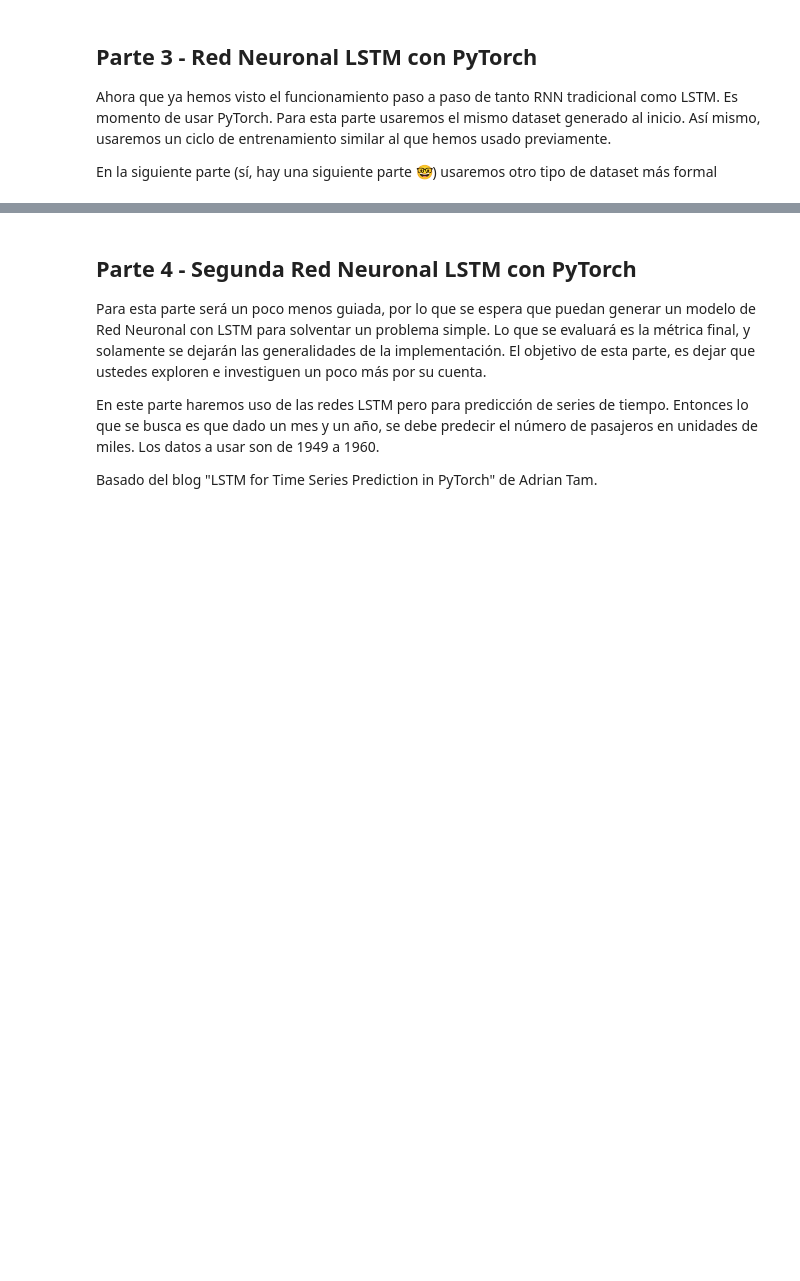
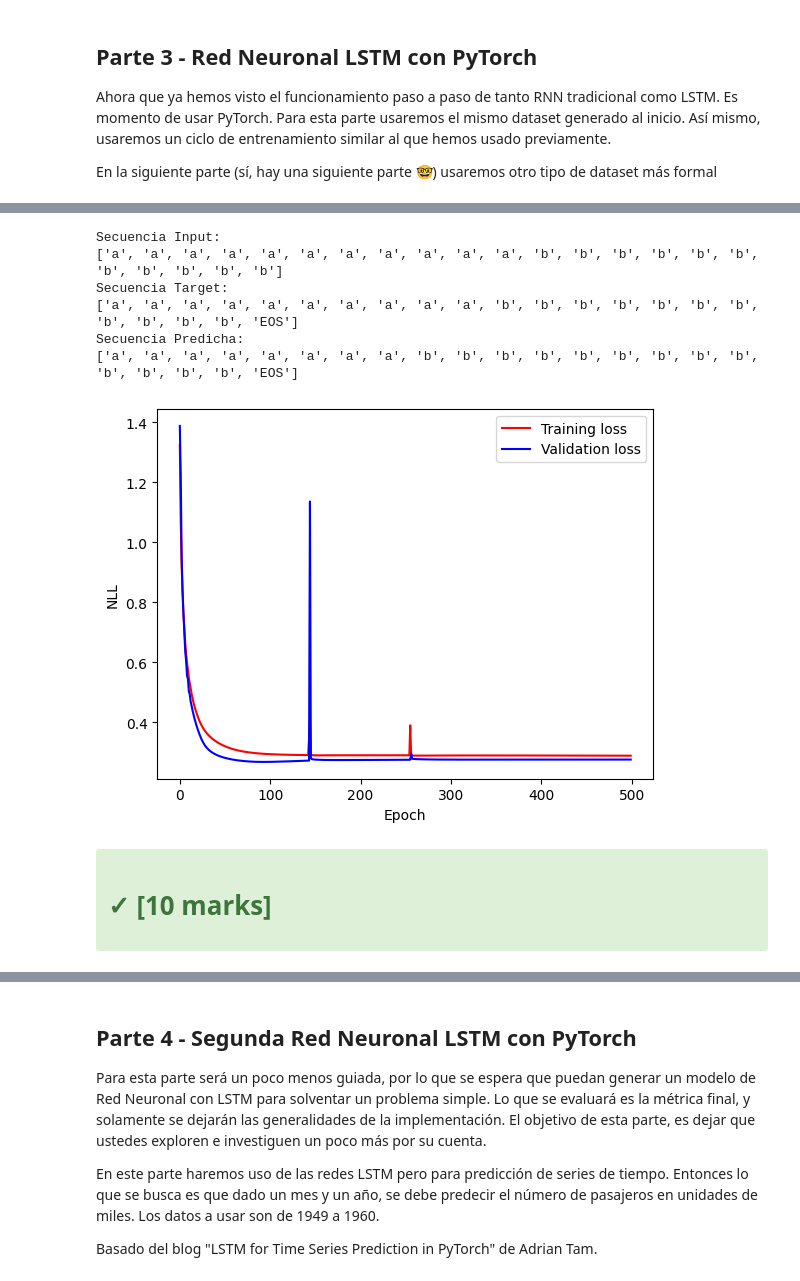
Before and after one commit to Diegoval-Dev/DeL-Lab3, a Jupyter notebook: lab3-1.ipynb, the cells around one changed output, grey strips where cells are left out. Cells and saved outputs as stored; diff of their text form; code cells hidden in the pictures; blank space fills up the shorter version.

```diff
--- a/lab3-1.ipynb
+++ b/lab3-1.ipynb
@@ -1640,41 +1612,49 @@ with tick.marks(5):
 # %%
 # Obtener la primera secuencia del test set
 inputs, targets = test_set[1]
 
-# One-hot encode el input y el target
+# One-hot encode el input
 inputs_one_hot = one_hot_encode_sequence(inputs, vocab_size)
-targets_idx = [word_to_idx[word] for word in targets]
 
-# Convertir el input a un tensor
-inputs_one_hot = torch.Tensor(inputs_one_hot)
-inputs_one_hot = inputs_one_hot.permute(0, 2, 1)
+# Convertir a tensor y permutar a (seq_len, batch, input_size)
+inputs_tensor = torch.Tensor(inputs_one_hot).permute(0, 2, 1)
 
-# Convertir el target a un tensor
-targets_idx = torch.LongTensor(targets_idx)
-
-
-# Aprox 1 linea para el Forward
-# outputs =
-# YOUR CODE HERE
-raise NotImplementedError()
+# Forward pass
+outputs = net(inputs_tensor)
 
 print("Secuencia Input:")
 print(inputs)
 
 print("Secuencia Target:")
 print(targets)
 
+# Construir la predicción
+predicted_idx = outputs.argmax(dim=1)
+predicted = [idx_to_word[idx.item()] for idx in predicted_idx]
 print("Secuencia Predicha:")
-print([idx_to_word[np.argmax(output)] for output in outputs])
+print(predicted)
 
-# Graficar la perdida en training y validacion
+# Graficar la pérdida en training y validación
 epoch = np.arange(len(training_loss))
 plt.figure()
-plt.plot(epoch, training_loss, 'r', label='Training loss',)
+plt.plot(epoch, training_loss, 'r', label='Training loss')
 plt.plot(epoch, validation_loss, 'b', label='Validation loss')
 plt.legend()
 plt.xlabel('Epoch'), plt.ylabel('NLL')
 plt.show()
+
+# Comprobación automática
+with tick.marks(10):
+    assert compare_lists_by_percentage(targets, predicted, 65)
+# %% [output]
+Secuencia Input:
+['a', 'a', 'a', 'a', 'a', 'a', 'a', 'a', 'a', 'a', 'a', 'b', 'b', 'b', 'b', 'b', 'b', 'b', 'b', 'b', 'b', 'b']
+Secuencia Target:
+['a', 'a', 'a', 'a', 'a', 'a', 'a', 'a', 'a', 'a', 'b', 'b', 'b', 'b', 'b', 'b', 'b', 'b', 'b', 'b', 'b', 'EOS']
+Secuencia Predicha:
+['a', 'a', 'a', 'a', 'a', 'a', 'a', 'a', 'b', 'b', 'b', 'b', 'b', 'b', 'b', 'b', 'b', 'b', 'b', 'b', 'b', 'EOS']
+[figure, added]
+✓ [10 marks]
 # %% [markdown]
 #### Preguntas
 
```
Also changed, not shown: parts of 20 cells of this notebook.
